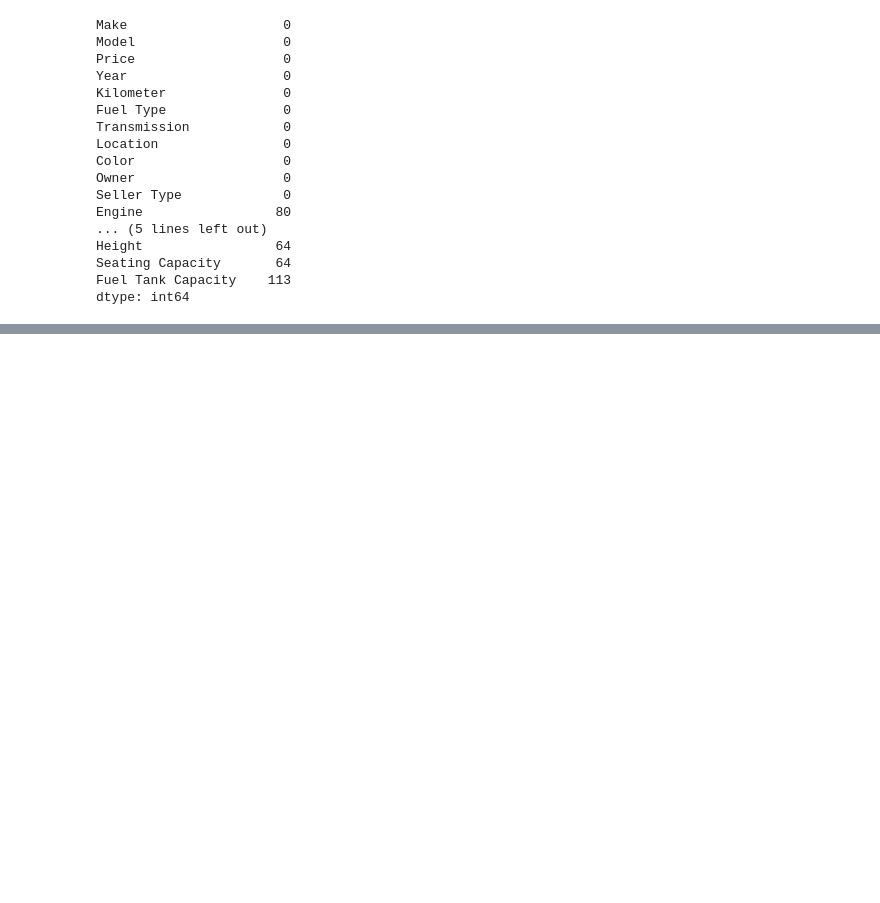
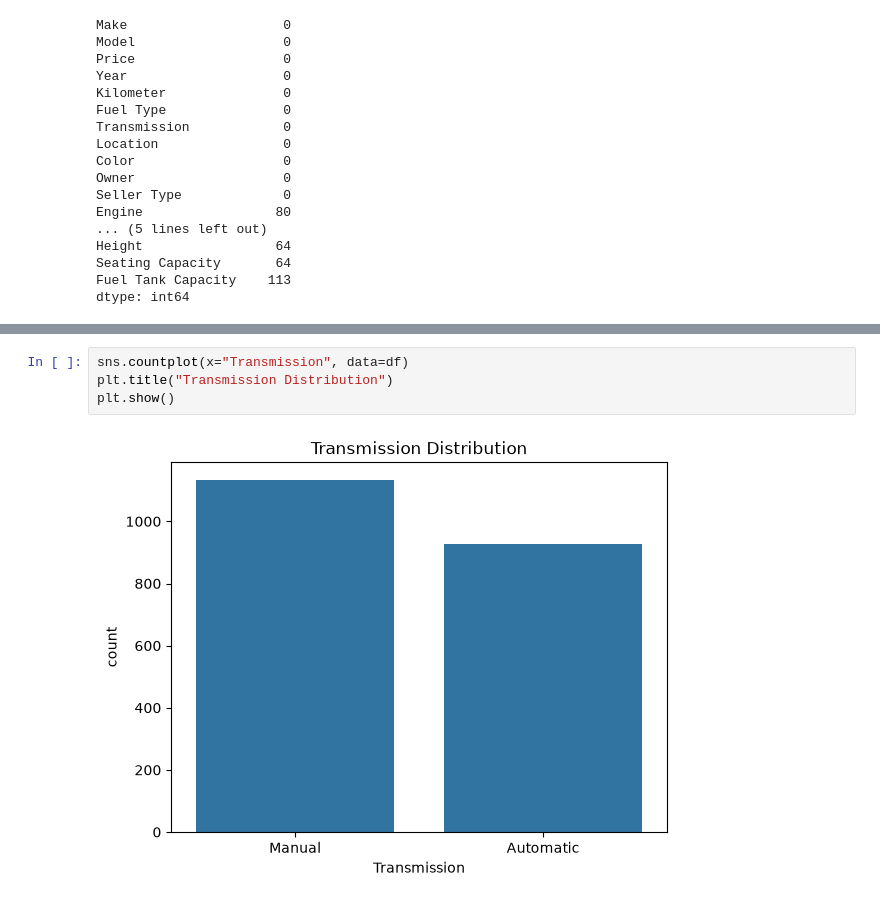
Before and after one commit to dhriti-gupta-06/AI-Vehicle-Valuation-Platform, a Jupyter notebook: notebook.ipynb, the cells around one changed output, grey strips where cells are left out. Drawn from its saved outputs; the diff is of its cells as text; blank space fills up the shorter version.

```diff
--- a/notebook.ipynb
+++ b/notebook.ipynb
@@ -75,0 +202,6 @@ df.describe()
+# %%
+sns.countplot(x="Transmission", data=df)
+plt.title("Transmission Distribution")
+plt.show()
+# %% [output]
+[figure, added]
```
Also changed, not shown: parts of 20 cells of this notebook.
